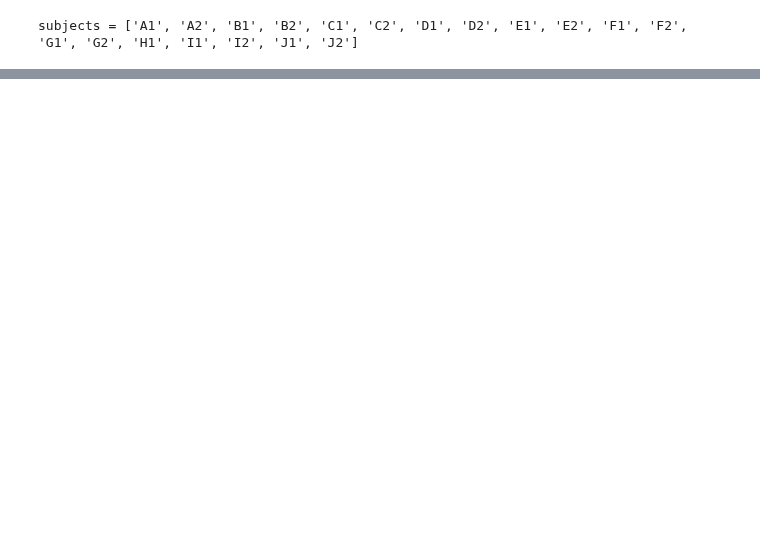
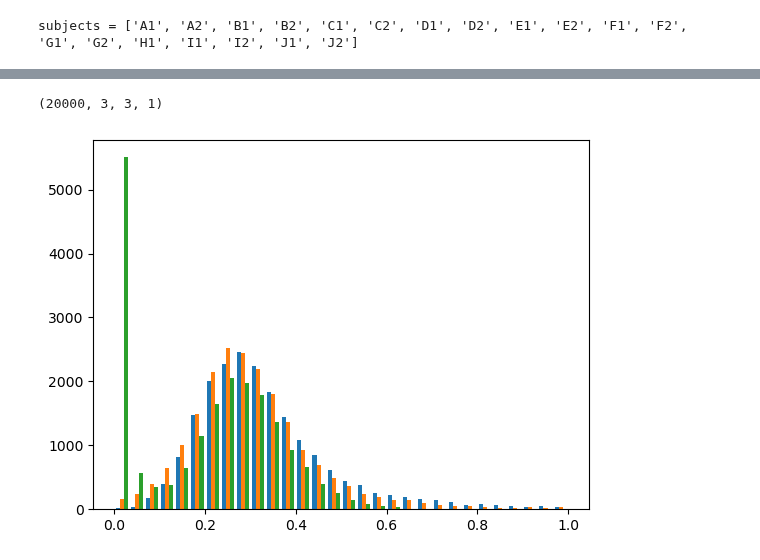
Before and after one commit to latimerk/hddCRP, a Jupyter notebook: model_rats.ipynb, the cells around one changed output, grey strips where cells are left out. Saved outputs shown, nothing was run; the diff lists cells and outputs as text; code cells hidden in the pictures; blank space fills up the shorter version.

```diff
--- a/model_rats.ipynb
+++ b/model_rats.ipynb
@@ -226,0 +230,9 @@ samples["transition_probabilities"].keys()
+# %%
+aa = samples["transition_probabilities"]["sampled_probabilities"][5000:,...];
+# aa = samples["transition_probabilities"]["probabilities"][5000:,...];
+print(aa.shape)
+
+plt.hist(aa[:,2,:,0].squeeze(),30);
+# %% [output]
+(20000, 3, 3, 1)
+[figure, added]
```
Also changed, not shown: parts of 2 cells of this notebook, 7 other files.
